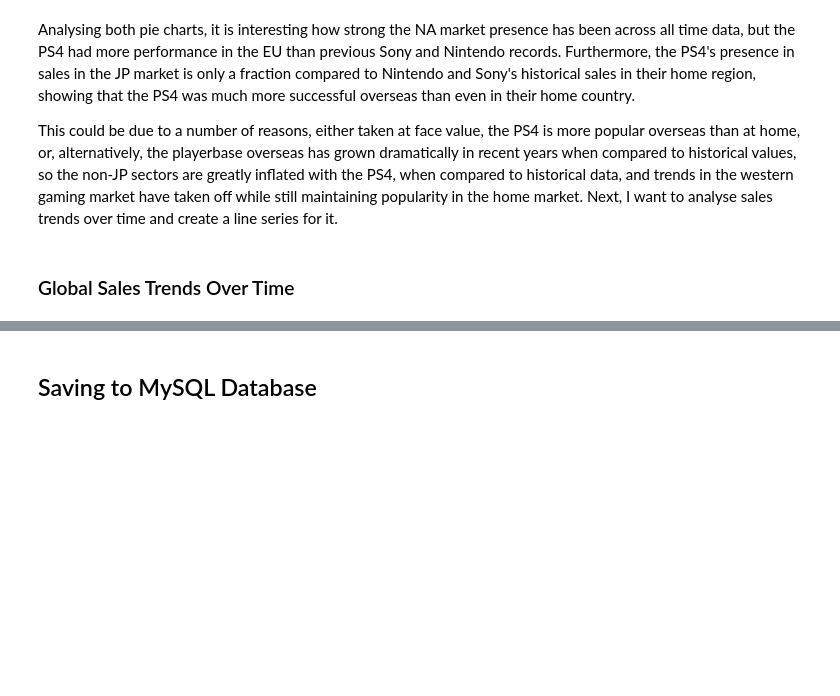
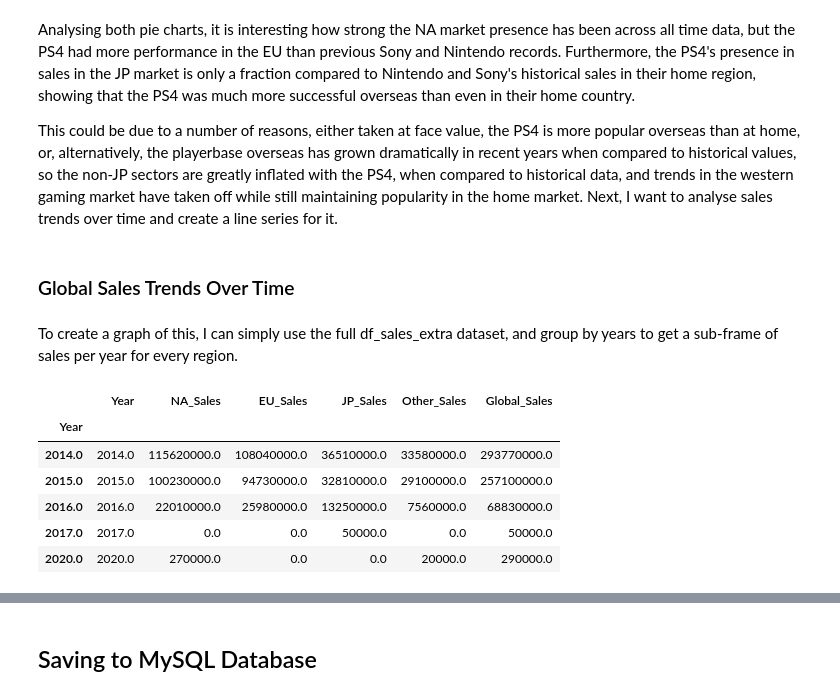
Before and after one commit to Rayan-Arshed/Data-Pipeline-Assessment-Video-Game-Data, a Jupyter notebook: Data-Pipeline-Assessment.ipynb, the cells around one changed output, grey strips where cells are left out. Saved outputs shown, nothing was run; the diff lists cells and outputs as text; code cells hidden in the pictures; blank space fills up the shorter version.

```diff
--- a/Data-Pipeline-Assessment.ipynb
+++ b/Data-Pipeline-Assessment.ipynb
@@ -1257,3 +1257,22 @@ Analysing both pie charts, it is interesting how strong the NA market presence h
 This could be due to a number of reasons, either taken at face value, the PS4 is more popular overseas than at home, or, alternatively, the playerbase overseas has grown dramatically in recent years when compared to historical values, so the non-JP sectors are greatly inflated with the PS4, when compared to historical data, and trends in the western gaming market have taken off while still maintaining popularity in the home market. Next, I want to analyse sales trends over time and create a line series for it.
 # %% [markdown]
 ### Global Sales Trends Over Time
+# %% [markdown]
+To create a graph of this, I can simply use the full df_sales_extra dataset, and group by years to get a sub-frame of sales per year for every region.
+# %%
+# Creating subset for sales per year, by first creating columns that I wish to keep
+aggregated_columns = {"Year":"first", "NA_Sales":"sum", "EU_Sales":"sum", "JP_Sales":"sum", "Other_Sales":"sum", "Global_Sales":"sum"}
+
+# Creating the new dataset based off of the columns
+df_sales_years = df_sales_new.groupby(df_sales_new["Year"]).aggregate(aggregated_columns)
+
+#Outputting the last 5 years to check results
+df_sales_years.tail(5)
+# %% [output]
+|  | Year | NA_Sales | EU_Sales | JP_Sales | Other_Sales | Global_Sales |
+| Year |  |  |  |  |  |  |
+| 2014.0 | 2014.0 | 115620000.0 | 108040000.0 | 36510000.0 | 33580000.0 | 293770000.0 |
+| 2015.0 | 2015.0 | 100230000.0 | 94730000.0 | 32810000.0 | 29100000.0 | 257100000.0 |
+| 2016.0 | 2016.0 | 22010000.0 | 25980000.0 | 13250000.0 | 7560000.0 | 68830000.0 |
+| 2017.0 | 2017.0 | 0.0 | 0.0 | 50000.0 | 0.0 | 50000.0 |
+| 2020.0 | 2020.0 | 270000.0 | 0.0 | 0.0 | 20000.0 | 290000.0 |
```
Also changed, not shown: parts of 5 cells of this notebook.
